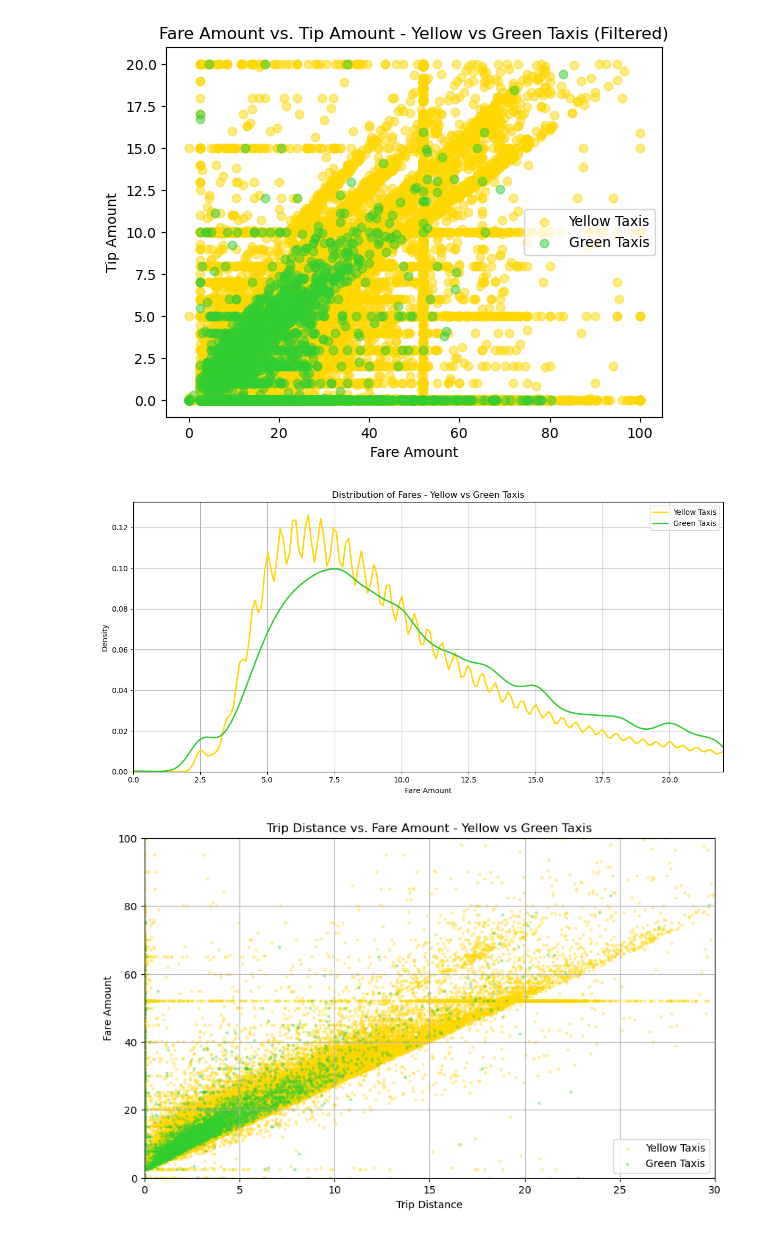
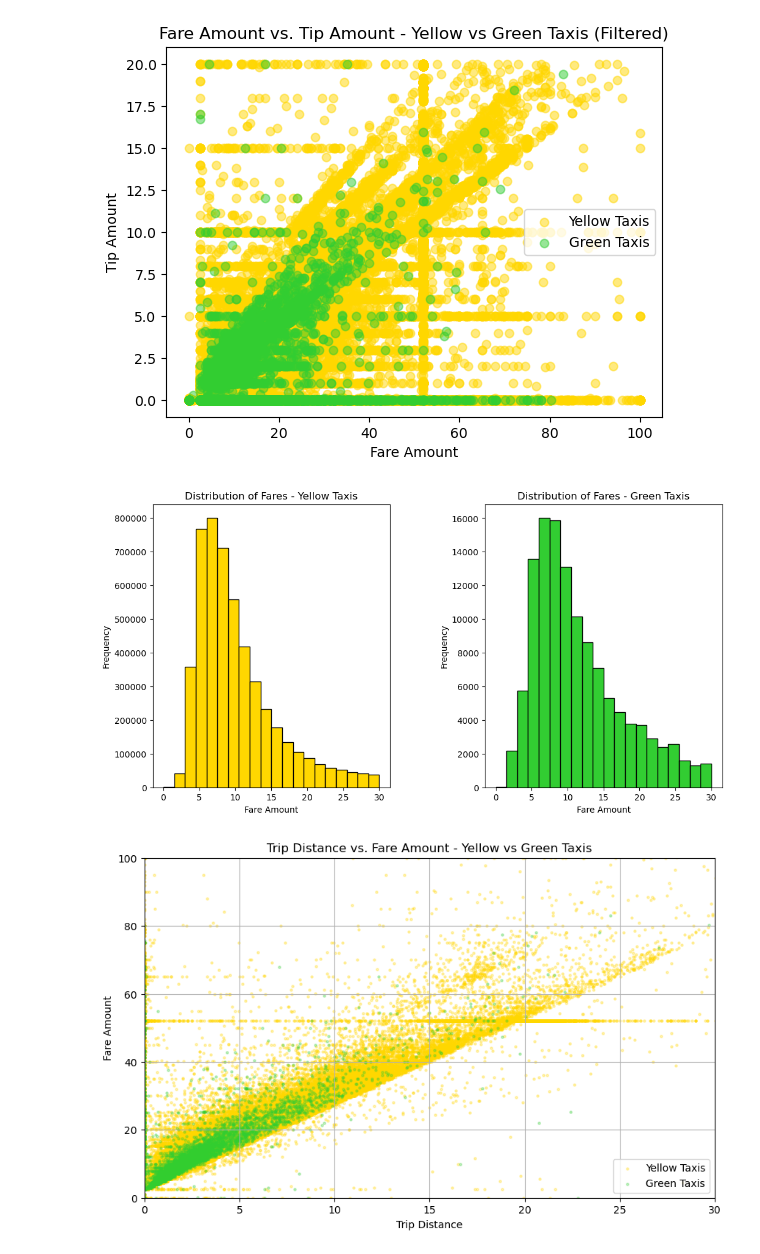
Before and after one commit to s164163/62444-grp22-1, a Jupyter notebook: 4_temporal_spatial_data_analysis.ipynb, the cells around one changed output. Saved outputs shown, nothing was run; the diff lists cells and outputs as text; code cells hidden in the pictures.

```diff
--- a/4_temporal_spatial_data_analysis.ipynb
+++ b/4_temporal_spatial_data_analysis.ipynb
@@ -126,51 +126,40 @@ plt.legend()
 plt.show()
 # %% [output]
 [figure]
-# %%
-import matplotlib.pyplot as plt
-import seaborn as sns
-
-# Set the color palette for muted shades
-sns.set_palette("muted")
-
-# Filter out zero or negative fare amounts and outliers
-fare_range = (0, 22)
-valid_yellow_fares = df_yellow['fare_amount'][(df_yellow['fare_amount'] > 0) & (df_yellow['fare_amount'] <= 22)]
-valid_green_fares = df_green['fare_amount'][(df_green['fare_amount'] > 0) & (df_green['fare_amount'] <= 22)]
-
-# Set the figure size
-plt.figure(figsize=(12, 6))  # Adjust the figure size as per your preference
-
-# Plot the distribution of fares for yellow taxis
-sns.kdeplot(valid_yellow_fares, color='gold', label='Yellow Taxis', linestyle='-', linewidth=2)
-
-# Plot the distribution of fares for green taxis
-sns.kdeplot(valid_green_fares, color='limegreen', label='Green Taxis', linestyle='-', linewidth=2)
-
-# Set axis labels and title
-plt.xlabel('Fare Amount')
-plt.ylabel('Density')
-plt.title('Distribution of Fares - Yellow vs Green Taxis')
-
-# Set x-axis limits
-plt.xlim(0, 22)  # Adjust the x-axis limits as per your preference
-
-# Add legend and grid
-plt.legend()
-plt.grid(True)
-
-# Adjust spacing and layout
-plt.tight_layout()
-
-# Show the plot
-plt.show()
-
-#The x-axis in this plot represents the fare amount for taxi rides. It indicates the range of fare amounts observed in the dataset. The x-axis is divided into intervals or bins, and the height of the curve at each point represents the density of fares within that range.
-# In the given plot, the x-axis represents fare amounts ranging from 0 to 8 dollars. The curve for each taxi type (yellow and green) shows the distribution of fares for that category. The higher the curve at a specific fare amount, the higher the density or frequency of taxi rides with that fare amount.
-# By visualizing the distribution of fares, we can observe the patterns and differences between yellow and green taxis in terms of fare amounts. The plot allows us to compare the shapes of the distributions and identify any variations in fare pricing between the two taxi types.
-# Keep in mind that the plot is based on the provided filtered and valid fare amounts within the range of 0 to 6 dollars. Adjusting the x-axis limits allows for a wider or narrower range of fare amounts to be displayed, providing more flexibility in visualizing the fare distribution.
-# %% [output]
-[figure, removed]
+# %%
+import matplotlib.pyplot as plt
+import seaborn as sns
+
+# Set the color palette for muted shades
+sns.set_palette("muted")
+
+# Filter out zero or negative fare amounts and outliers
+fare_range = (0, 30)
+valid_yellow_fares = df_yellow['fare_amount'][(df_yellow['fare_amount'] > 0) & (df_yellow['fare_amount'] <= 30)]
+valid_green_fares = df_green['fare_amount'][(df_green['fare_amount'] > 0) & (df_green['fare_amount'] <= 30)]
+
+# Create subplots with 1 row and 2 columns
+fig, (ax1, ax2) = plt.subplots(1, 2, figsize=(12, 6))
+
+# Plot the histogram of fares for yellow taxis
+ax1.hist(valid_yellow_fares, bins=20, color='gold', edgecolor='black')
+ax1.set_xlabel('Fare Amount')
+ax1.set_ylabel('Frequency')
+ax1.set_title('Distribution of Fares - Yellow Taxis')
+
+# Plot the histogram of fares for green taxis
+ax2.hist(valid_green_fares, bins=20, color='limegreen', edgecolor='black')
+ax2.set_xlabel('Fare Amount')
+ax2.set_ylabel('Frequency')
+ax2.set_title('Distribution of Fares - Green Taxis')
+
+# Adjust spacing and layout
+plt.subplots_adjust(wspace=0.4)  # Increase or decrease the value to adjust the space between columns
+
+# Show the plots
+plt.show()
+# %% [output]
+[figure, added]
 # %%
 import matplotlib.pyplot as plt
 import seaborn as sns
```
Also changed, not shown: parts of 3 cells of this notebook.
